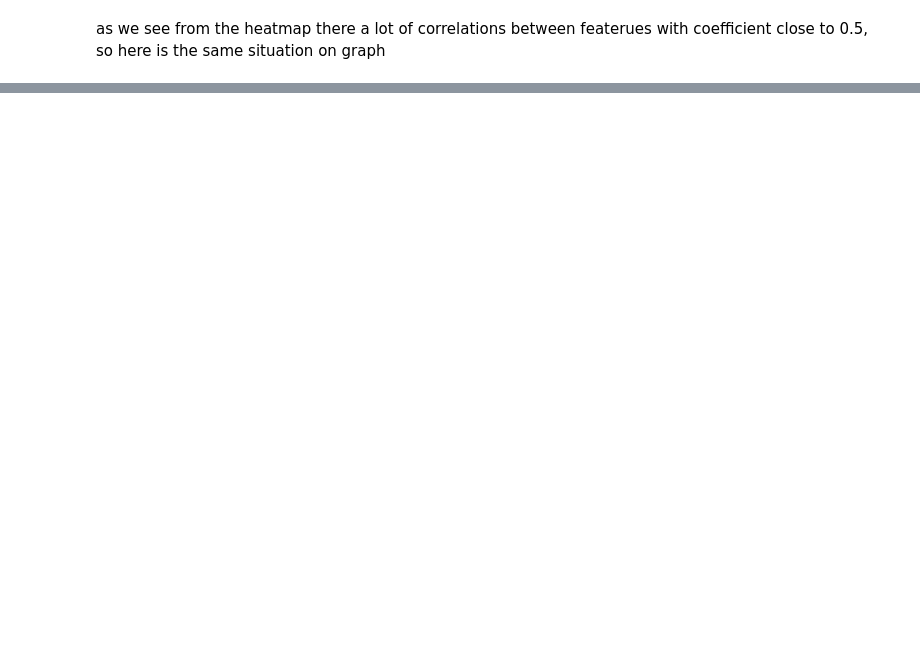
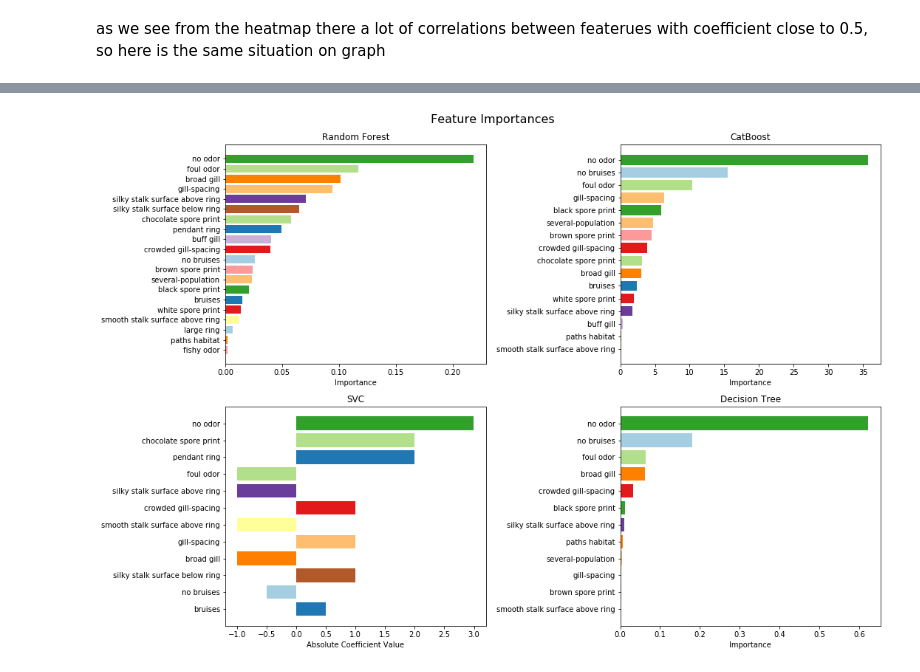
Before and after one commit to standal0n3max/mushrooms, a Jupyter notebook: analysis-and-classification-of-mushrooms.ipynb, the cells around one changed output, grey strips where cells are left out. Cells and saved outputs as stored; diff of their text form; code cells hidden in the pictures; blank space fills up the shorter version.

```diff
--- a/analysis-and-classification-of-mushrooms.ipynb
+++ b/analysis-and-classification-of-mushrooms.ipynb
@@ -634,0 +689,12 @@ roc_curve_acc(Y_test, y_pred_GNB, "Gaussian Naive Bayes")
+# %%
+# Get feature importances
+feature_importance = dt_classifier.feature_importances_
+
+# Get non-zero feature importances and their corresponding columns
+non_zero_importances = feature_importance[feature_importance != 0]
+non_zero_columns = df_selected.columns[1:][feature_importance != 0]
+
+# Sort feature importances by values in descending order
+sorted_idx = np.argsort(non_zero_importances)
+sorted_importances = non_zero_importances[sorted_idx]
+sorted_columns = non_zero_columns[sorted_idx]
@@ -634,0 +770,47 @@ roc_curve_acc(Y_test, y_pred_GNB, "Gaussian Naive Bayes")
+# %%
+# Define a custom color dictionary for features
+feature_colors = dict(zip(df_selected.columns[1:], sns.color_palette("Paired", n_colors=len(df_selected.columns[1:]))))
+
+# Function to plot feature importances for different models
+def plot_model_feature_importances(ax, model, name, columns, feature_colors):
+    if hasattr(model, 'feature_importances_'):
+        # For models with feature_importances_ attribute (Random Forest, CatBoost)
+        feature_importance = model.feature_importances_
+        non_zero_importance = feature_importance > 0.001  # Adjust the threshold as needed
+        sorted_idx = np.argsort(feature_importance[non_zero_importance])
+        ax.barh(range(len(sorted_idx)), feature_importance[non_zero_importance][sorted_idx],
+                align='center', color=[feature_colors[col] for col in columns[1:][non_zero_importance][sorted_idx]])
+        ax.set_yticks(range(len(sorted_idx)))
+        ax.set_yticklabels(columns[1:][non_zero_importance][sorted_idx])  # Use column names directly, excluding the first column
+        ax.set_xlabel('Importance')
+        ax.set_title(f'{name}')
+    elif hasattr(model, 'coef_'):
+        # For models with coef_ attribute (Linear SVM)
+        coefficients = model.coef_.flatten()
+        non_zero_coefficients = coefficients[abs(coefficients) > 0.001]
+        non_zero_columns = columns[1:][coefficients != 0]
+        sorted_idx = np.argsort(np.abs(non_zero_coefficients))
+        ax.barh(range(len(sorted_idx)), non_zero_coefficients[sorted_idx],
+                align='center', color=[feature_colors[col] for col in non_zero_columns[sorted_idx]])
+        ax.set_yticks(range(len(sorted_idx)))
+        ax.set_yticklabels(non_zero_columns[sorted_idx])  # Use column names directly, excluding the first column
+        ax.set_xlabel('Absolute Coefficient Value')
+        ax.set_title(f'{name}')
+    else:
+        ax.axis('off')
+        ax.set_title(f"Feature importances not available for {name}")
+
+# Create a 2x2 grid for subplots
+fig, axs = plt.subplots(2, 2, figsize=(15, 10))
+
+# Plot feature importances for each model in the grid
+plot_model_feature_importances(axs[0, 0], rf_classifier, 'Random Forest', df_selected.columns, feature_colors)
+plot_model_feature_importances(axs[0, 1], cat_classifier, 'CatBoost', df_selected.columns, feature_colors)
+plot_model_feature_importances(axs[1, 0], svm_classifier, 'SVC', df_selected.columns, feature_colors)
+plot_model_feature_importances(axs[1, 1], dt_classifier, 'Decision Tree', df_selected.columns, feature_colors)
+
+fig.suptitle('Feature Importances', fontsize=16, y=1.02)
+plt.tight_layout()
+plt.show()
+# %% [output]
+[figure, added]
```
Also changed, not shown: parts of 48 cells of this notebook.
